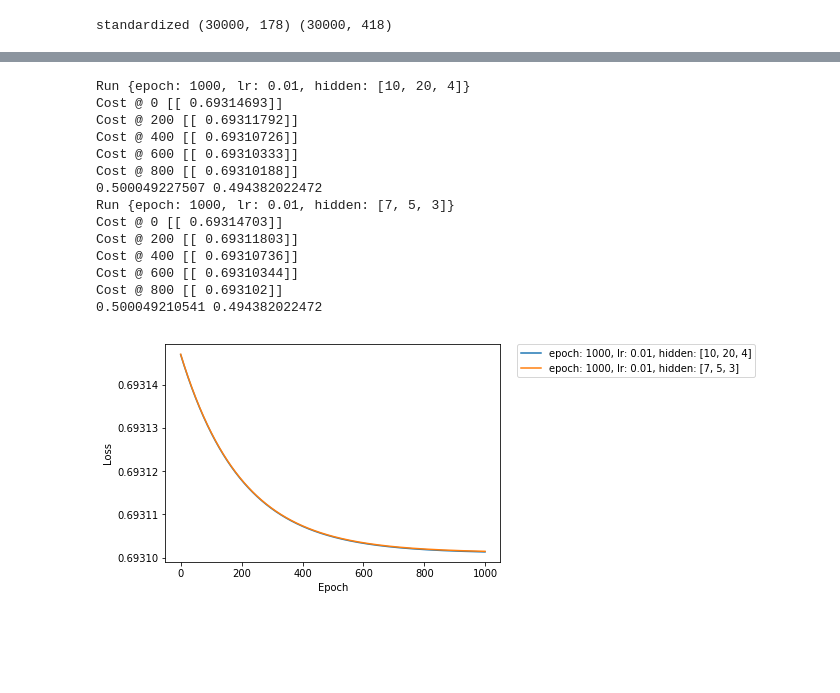
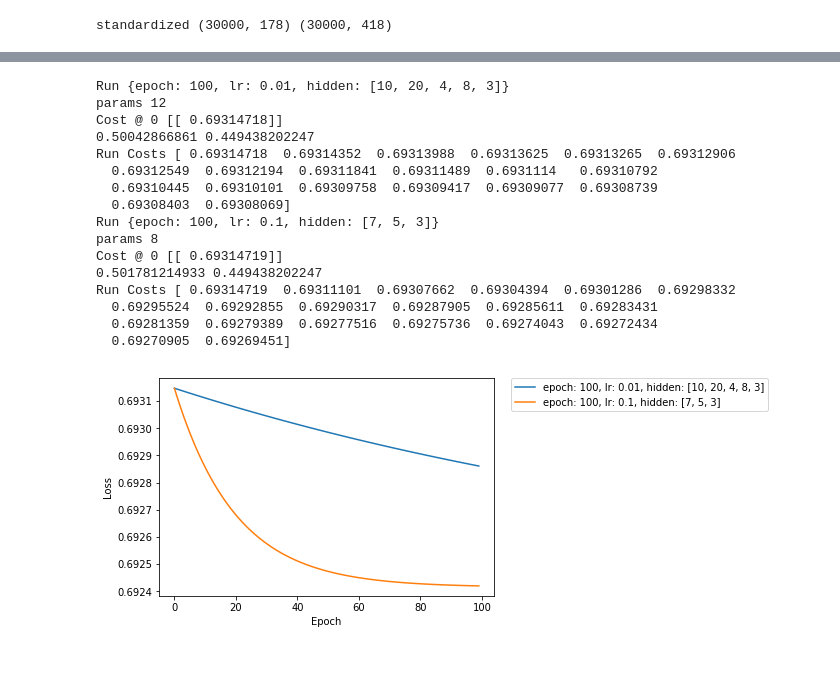
Before and after one commit to DanielLongo/SupervisedLearning, a Jupyter notebook: NN/NN.ipynb, the cells around one changed output, grey strips where cells are left out. Saved outputs shown, nothing was run; the diff lists cells and outputs as text; code cells hidden in the pictures.

```diff
--- a/NN/NN.ipynb
+++ b/NN/NN.ipynb
@@ -428,13 +372,34 @@ def deepNN(X,y,epoch,lr,input_layer,hidden_layers,output_layer):
             print("Cost @",i,cost)
         costs += [cost]
     return params,costs
+# %%
+#works only for binary classification
+def precision(preds,y):
+    preds = np.abs(np.round(preds))
+    p_predict = np.sum(preds) #number of positives
+    tP = np.sum(preds*y)
+    return tP/p_predict
+
+def recall(preds,y):
+    preds = np.abs(np.round(preds))
+    tP = np.sum(preds*y)
+    new_preds = np.array(preds)
+    new_preds[new_preds == 0] = -1
+    #all 0 are now -1 in preds
+    product = new_preds * y
+    # after multiplying the only -1s left are false negatives
+    fN = len(product[product == -1])
+    return tP / (tP + fN)
 # %%
-def deepNNEval(X,y,params):
+def deepNNEval(X, y, params):
     a, _ = fowardPropagate(X,params)
     loss = np.mean(np.abs(a-y))
-    loss2 = 1 - np.mean(np.abs(np.round(a)-y))
-    print(loss,loss2)
-    return loss
+    precision_score = precision(a,y)
+    recall_score = recall(a,y)
+    print("Loss:", loss)
+    print("Percision:", precision_score)
+    print("Recall:", recall_score)
+    return loss, precision_score, recall_score
 # %%
 X = standardized_train_examples
 y = labels_train
@@ -541,29 +490,31 @@ def compare_runs(train_X,train_Y,test_X,test_Y, run_params, intput_layer):
 # %%
 train_X = standardized_train_examples
 train_y = labels_train
 test_X = standardized_test_examples
 test_y = labels_test
 run_params = [
-    {"learning_rate":.01,"epoch":1000,"hidden":[10,20,4]},
-    {"learning_rate":.01,"epoch":1000,"hidden":[7,5,3]}
+    {"learning_rate":.01,"epoch":100,"hidden":[10,20,4,8,3]},
+    {"learning_rate":.1,"epoch":100,"hidden":[7,5,3]}
 ]
 input_layer = side_length*side_length*3
 losses = compare_runs(train_X, train_y, test_X, test_y, run_params, input_layer)
 # %% [output]
-Run {epoch: 1000, lr: 0.01, hidden: [10, 20, 4]}
-Cost @ 0 [[ 0.69314693]]
-Cost @ 200 [[ 0.69311792]]
-Cost @ 400 [[ 0.69310726]]
-Cost @ 600 [[ 0.69310333]]
-Cost @ 800 [[ 0.69310188]]
-0.500049227507 0.494382022472
-Run {epoch: 1000, lr: 0.01, hidden: [7, 5, 3]}
-Cost @ 0 [[ 0.69314703]]
-Cost @ 200 [[ 0.69311803]]
-Cost @ 400 [[ 0.69310736]]
-Cost @ 600 [[ 0.69310344]]
-Cost @ 800 [[ 0.693102]]
-0.500049210541 0.494382022472
+Run {epoch: 100, lr: 0.01, hidden: [10, 20, 4, 8, 3]}
+params 12
+Cost @ 0 [[ 0.69314718]]
+0.50042866861 0.449438202247
+Run Costs [ 0.69314718  0.69314352  0.69313988  0.69313625  0.69313265  0.69312906
+  0.69312549  0.69312194  0.69311841  0.69311489  0.6931114   0.69310792
+  0.69310445  0.69310101  0.69309758  0.69309417  0.69309077  0.69308739
+  0.69308403  0.69308069]
+Run {epoch: 100, lr: 0.1, hidden: [7, 5, 3]}
+params 8
+Cost @ 0 [[ 0.69314719]]
+0.501781214933 0.449438202247
+Run Costs [ 0.69314719  0.69311101  0.69307662  0.69304394  0.69301286  0.69298332
+  0.69295524  0.69292855  0.69290317  0.69287905  0.69285611  0.69283431
+  0.69281359  0.69279389  0.69277516  0.69275736  0.69274043  0.69272434
+  0.69270905  0.69269451]
-[figure, old version]
+[figure, new version]
 # %% [markdown]
 ##
```
Also changed, not shown: parts of 10 cells of this notebook, 1 other file.
